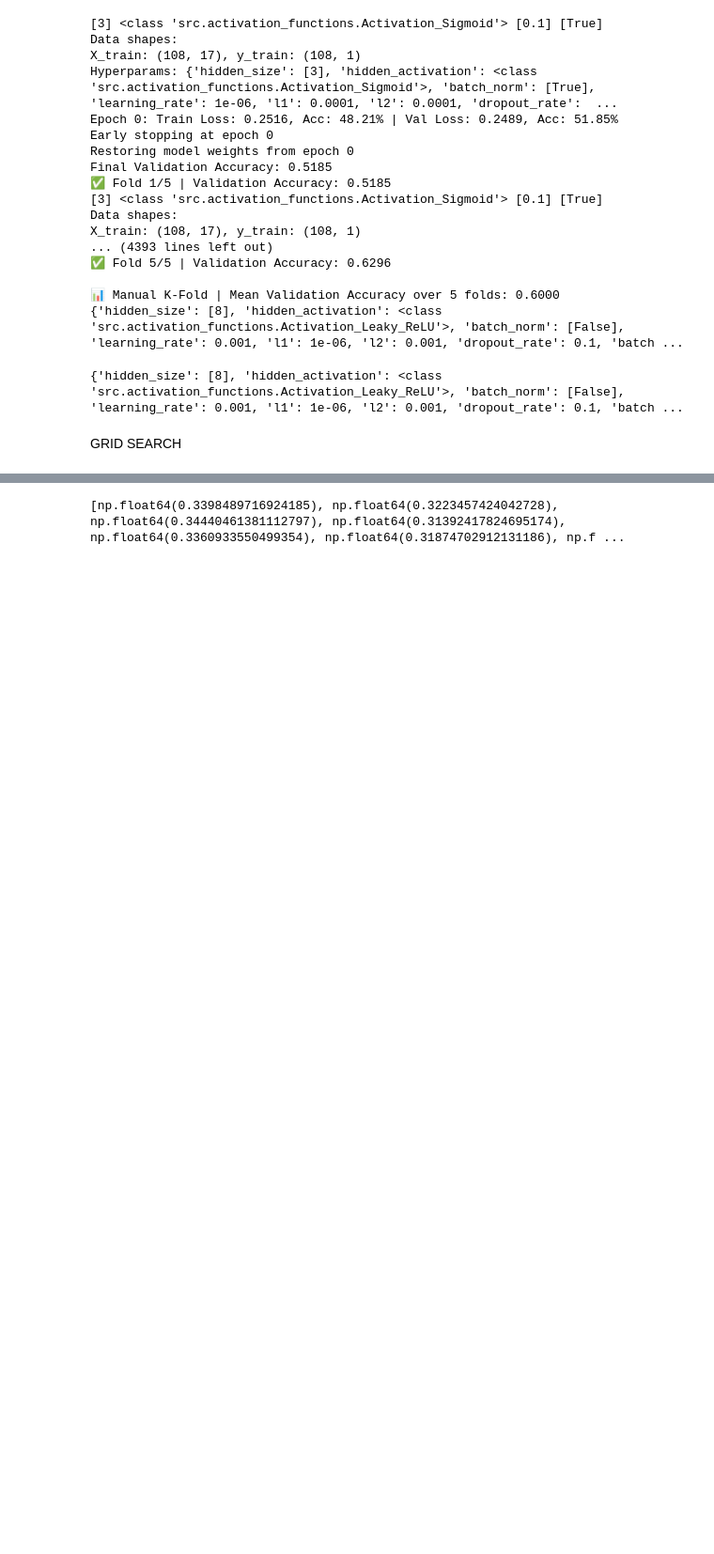
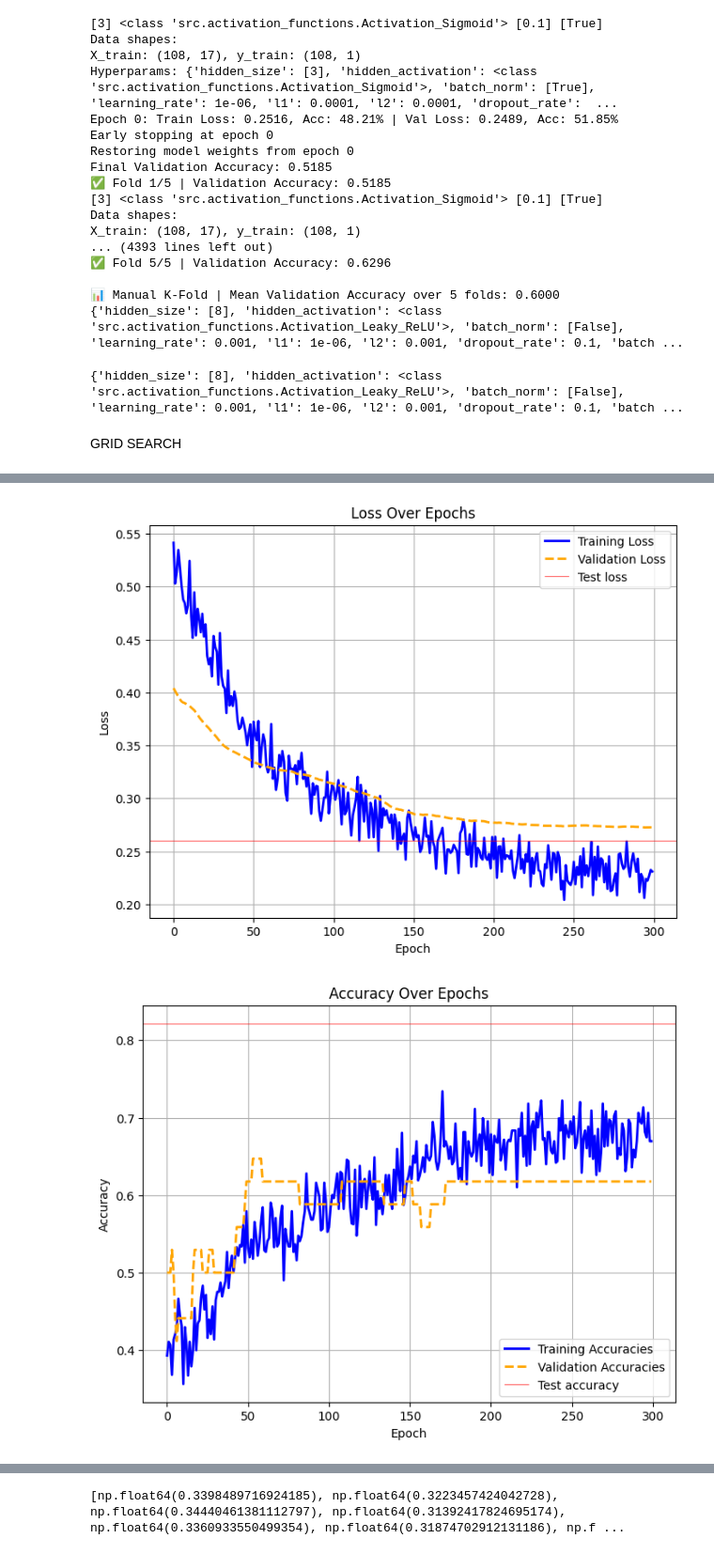
Before and after one commit to Mostafa772/ML_project, a Jupyter notebook: baseline copy.ipynb, the cells around one changed output, grey strips where cells are left out. Shown at 94% size. Cells and saved outputs as stored; diff of their text form; code cells hidden in the pictures; blank space fills up the shorter version.

Commit message:
monk uniform training

```diff
--- a/baseline copy.ipynb
+++ b/baseline copy.ipynb
@@ -143,8 +143,10 @@ else:
         dropout_rates=[best_hyperparams['dropout_rate']],
         use_batch_norm=best_hyperparams['batch_norm']
     )
-batch_size = best_hyperparams['batch_size']
-learning_rate = best_hyperparams['learning_rate']
-n_epochs = best_hyperparams['n_epochs']
+
+train = Train(best_hyperparams, model)
+train.train_and_evaluate(X_train, y_train, X_val, y_val)
+train.test(X_test, y_test)
+train.plot(accuracy=True)
 # %% [output]
 [8] <class 'src.activation_functions.Activation_Leaky_ReLU'> [0.1] [False]
@@ -150,0 +169,2 @@ n_epochs = best_hyperparams['n_epochs']
+[figure, added]
+[figure, added]
```
Also changed, not shown: parts of 4 cells of this notebook.
